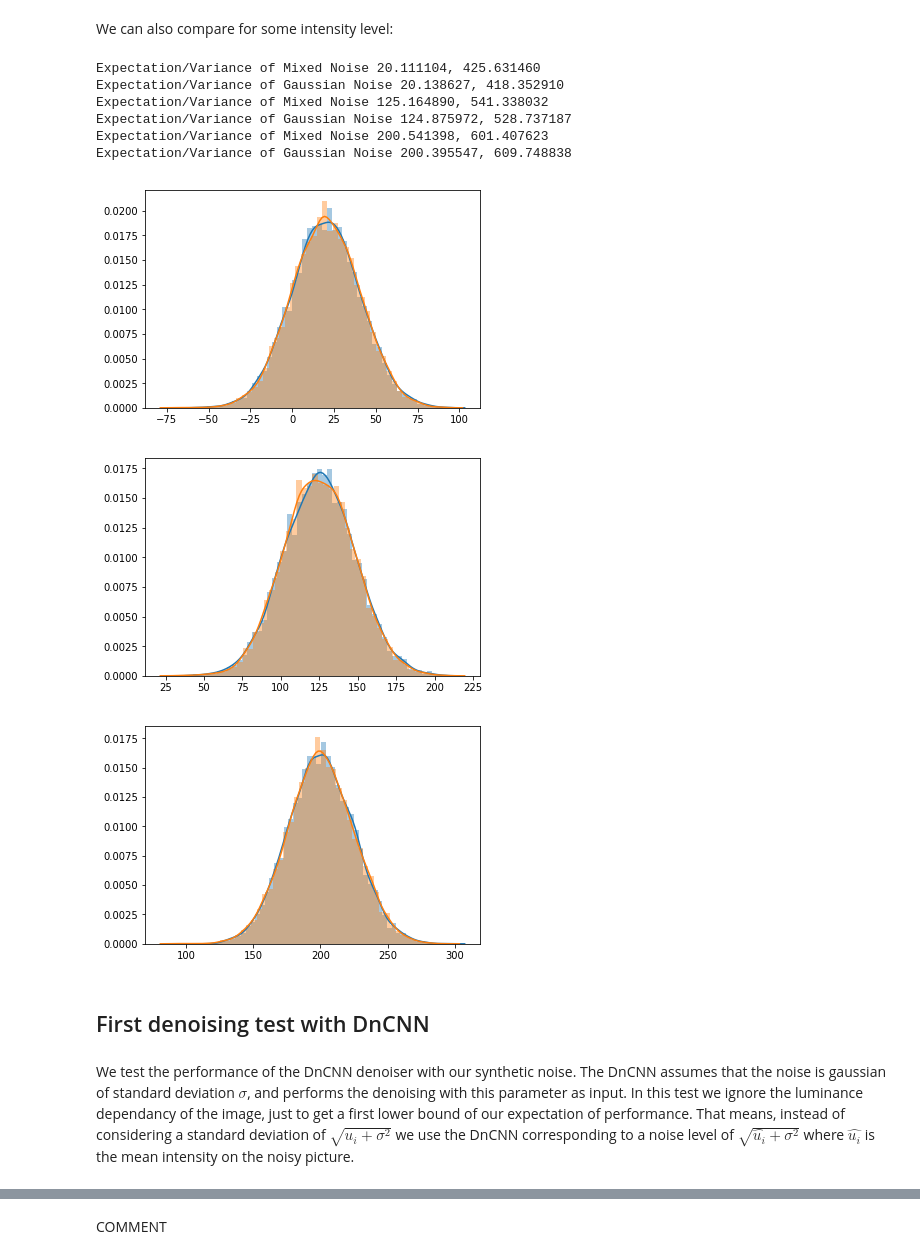
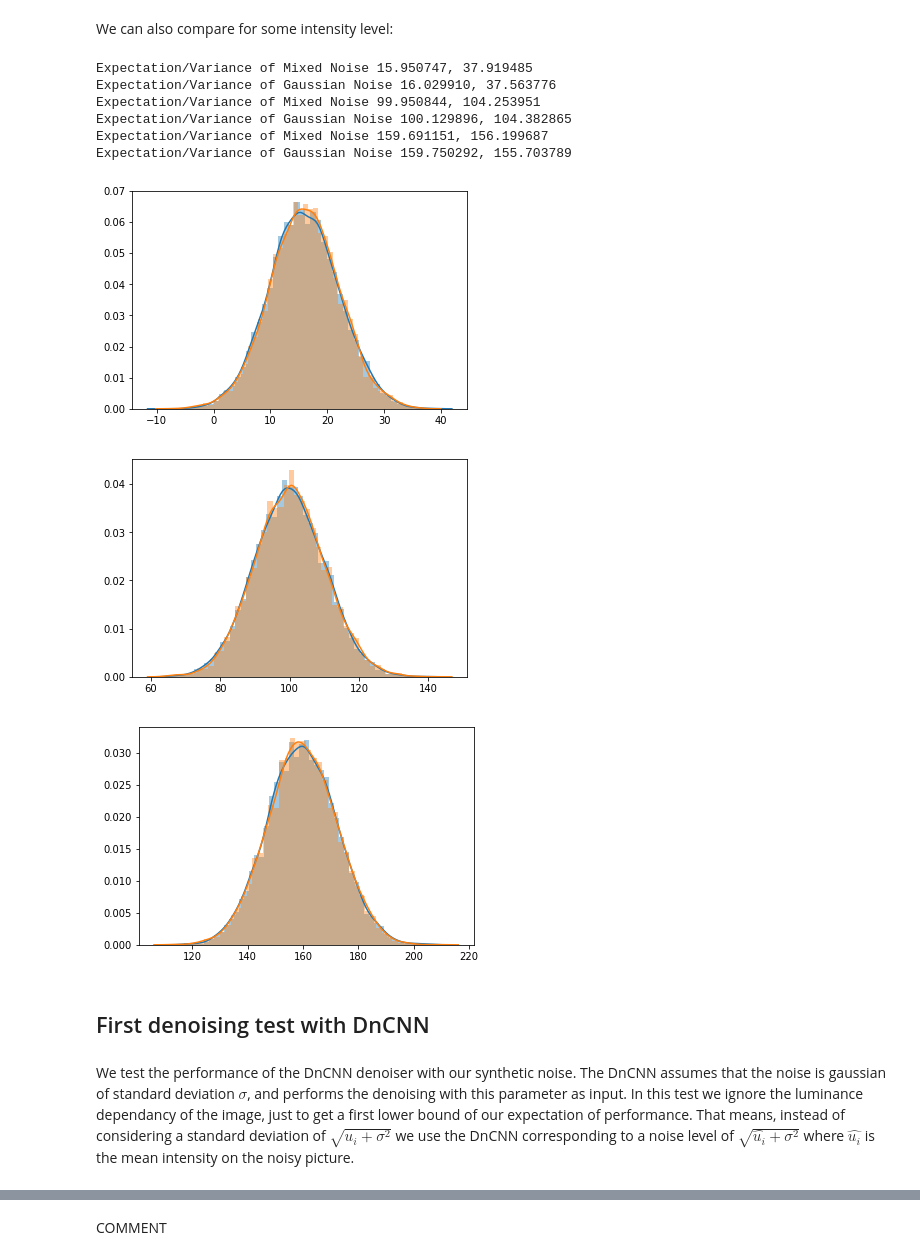
Before and after one commit to DBaudry/Gaussian_Poisson_Image_Denoising, a Jupyter notebook: test.ipynb, the cells around one changed output, grey strips where cells are left out. Cells and saved outputs as stored; diff of their text form; code cells hidden in the pictures.

```diff
--- a/test.ipynb
+++ b/test.ipynb
@@ -72,6 +82,7 @@ def gaussian_noise(im, sig):
 # %%
-sigma0 = 30
-im0 = utils.load_generate_noise('images/test007.jpg', alpha=1., c=0., sigma =sigma0, display=True)
+# Test
+alpha0, c0, sigma0 = 0.8, 0., 20
+im0 = utils.load_generate_noise('images/test007.jpg', alpha=alpha0, c=c0, sigma =sigma0, display=True)
 # %% [output]
 [interactive output not drawn]
 # %% [markdown]
@@ -86,23 +97,23 @@ seaborn.distplot((im0[2]-im0[0]).flatten())
 # %% [markdown]
 We can also compare for some intensity level:
 # %%
-n_test, u, sig_test = 10000, 150, 20
+n_test, u, alpha_test, c_test, sig_test = 10000, 150, 0.8, 0., 5
 
-utils.plot_dist_noise(20, n_test, sig_test)
-utils.plot_dist_noise(125, n_test, sig_test)
-utils.plot_dist_noise(200, n_test, sig_test)
+utils.plot_dist_noise(20, n_test, alpha_test, c_test, sig_test)
+utils.plot_dist_noise(125, n_test, alpha_test, c_test, sig_test)
+utils.plot_dist_noise(200, n_test, alpha_test, c_test, sig_test)
 # %% [output]
-Expectation/Variance of Mixed Noise 20.111104, 425.631460
-Expectation/Variance of Gaussian Noise 20.138627, 418.352910
-Expectation/Variance of Mixed Noise 125.164890, 541.338032
-Expectation/Variance of Gaussian Noise 124.875972, 528.737187
-Expectation/Variance of Mixed Noise 200.541398, 601.407623
-Expectation/Variance of Gaussian Noise 200.395547, 609.748838
+Expectation/Variance of Mixed Noise 15.950747, 37.919485
+Expectation/Variance of Gaussian Noise 16.029910, 37.563776
+Expectation/Variance of Mixed Noise 99.950844, 104.253951
+Expectation/Variance of Gaussian Noise 100.129896, 104.382865
+Expectation/Variance of Mixed Noise 159.691151, 156.199687
+Expectation/Variance of Gaussian Noise 159.750292, 155.703789
-[figure, old version]
+[figure, new version]
-[figure, old version]
+[figure, new version]
-[figure, old version]
+[figure, new version]
 # %% [markdown]
 ## First denoising test with DnCNN
 # %% [markdown]
-We test the performance of the DnCNN denoiser with our synthetic noise. The DnCNN assumes that the noise is gaussian of standard deviation $\sigma$, and performs the denoising with this parameter as input. In this test we ignore the luminance dependancy of the image, just to get a first lower bound of our expectation of performance. That means, instead of considering a standard deviation of $\sqrt{u_i + \sigma^2}$ we use the DnCNN corresponding to a noise level of $\sqrt{\widehat{u_i} + \sigma^2}$ where $\widehat{u_i}$ is the mean intensity on the noisy picture.
+We test the performance of the DnCNN denoiser with our synthetic noise. The DnCNN assumes that the noise is gaussian of standard deviation $\sigma$, and performs the denoising with this parameter as input. In this test we ignore the luminance dependancy of the image, just to get a first lower bound of our expectation of performance. That means, instead of considering a standard deviation of $ \sqrt{ u_i + \sigma^2}$ we use the DnCNN corresponding to a noise level of $\sqrt{ \widehat{u_i} + \sigma^2}$ where $\widehat{u_i}$ is the mean intensity on the noisy picture.
 # %%
```
Also changed, not shown: parts of 17 cells of this notebook, 1 other file.
